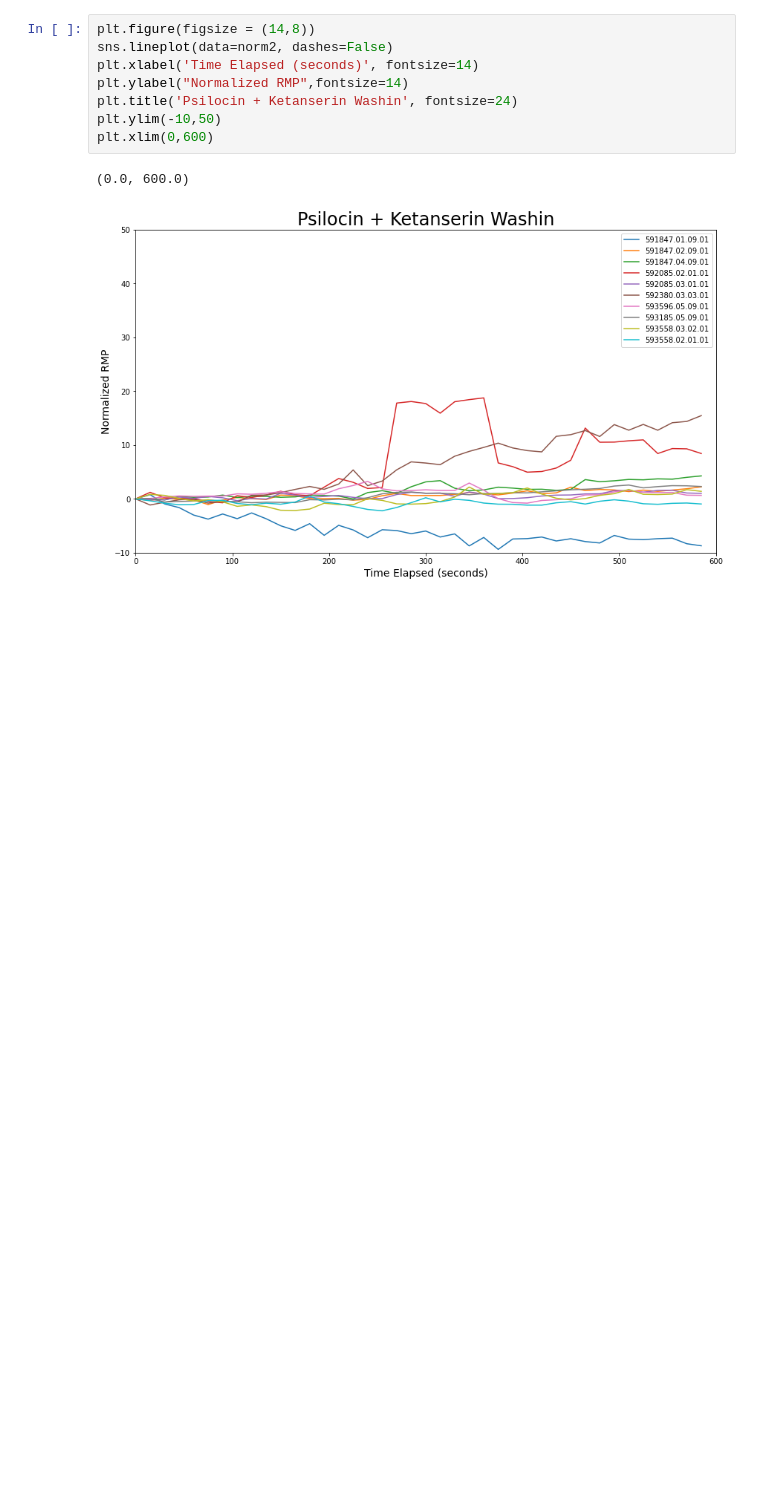
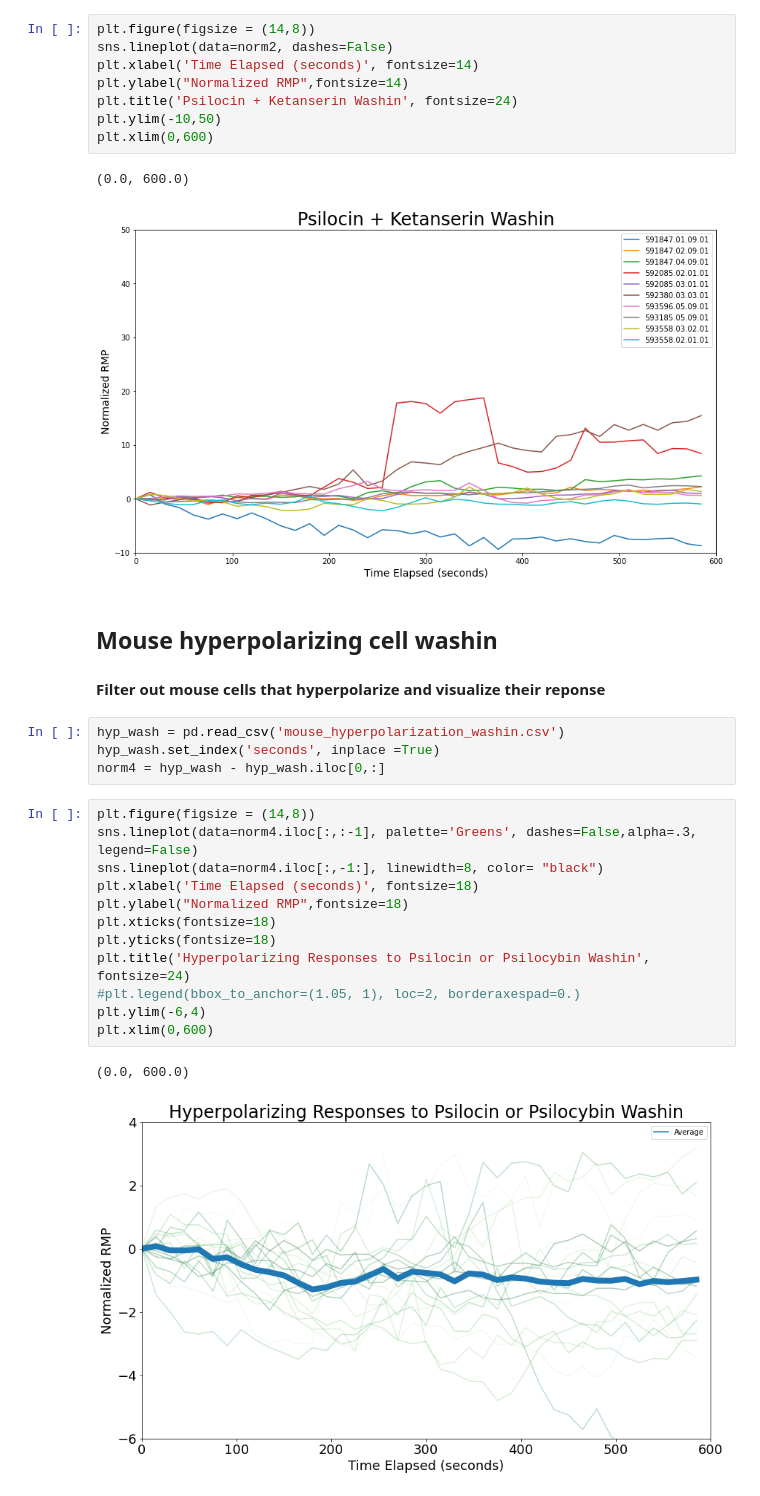
Before and after one commit to maciejbrasewicz/psychedelic, a Jupyter notebook: psychedelic.ipynb, the cells around one changed output. Drawn from its saved outputs; the diff is of its cells as text; blank space fills up the shorter version.

```diff
--- a/psychedelic.ipynb
+++ b/psychedelic.ipynb
@@ -424,3 +436,25 @@ plt.xlim(0,600)
 # %% [output]
 (0.0, 600.0)
 [figure]
+# %% [markdown]
+## Mouse hyperpolarizing cell washin
+#### Filter out mouse cells that hyperpolarize and visualize their reponse
+# %%
+hyp_wash = pd.read_csv('mouse_hyperpolarization_washin.csv')
+hyp_wash.set_index('seconds', inplace =True)
+norm4 = hyp_wash - hyp_wash.iloc[0,:]
+# %%
+plt.figure(figsize = (14,8))
+sns.lineplot(data=norm4.iloc[:,:-1], palette='Greens', dashes=False,alpha=.3, legend=False)
+sns.lineplot(data=norm4.iloc[:,-1:], linewidth=8, color= "black")
+plt.xlabel('Time Elapsed (seconds)', fontsize=18)
+plt.ylabel("Normalized RMP",fontsize=18)
+plt.xticks(fontsize=18)
+plt.yticks(fontsize=18)
+plt.title('Hyperpolarizing Responses to Psilocin or Psilocybin Washin', fontsize=24)
+#plt.legend(bbox_to_anchor=(1.05, 1), loc=2, borderaxespad=0.)
+plt.ylim(-6,4)
+plt.xlim(0,600)
+# %% [output]
+(0.0, 600.0)
+[figure, added]
```
Also changed, not shown: parts of 57 cells of this notebook, 1 other file.
